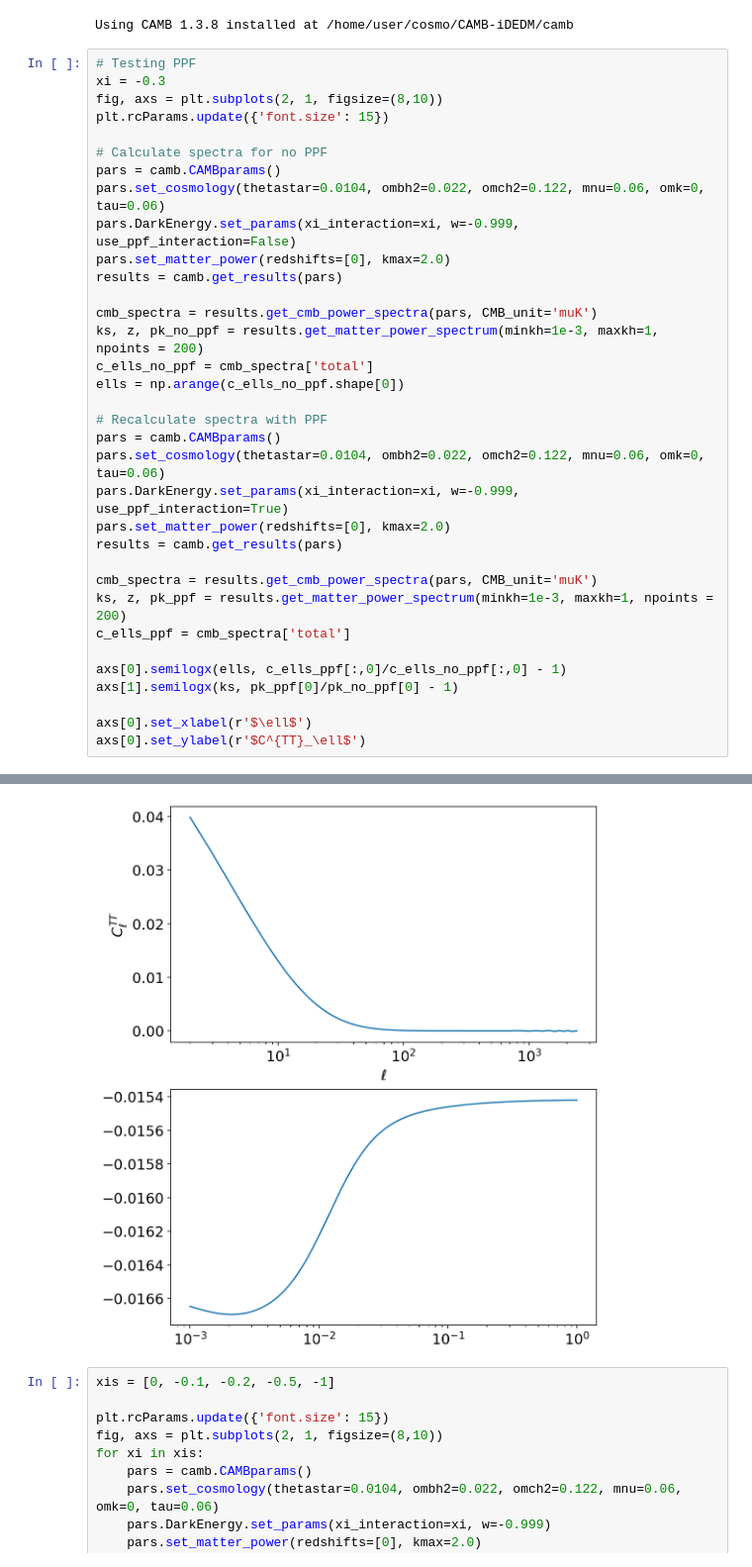
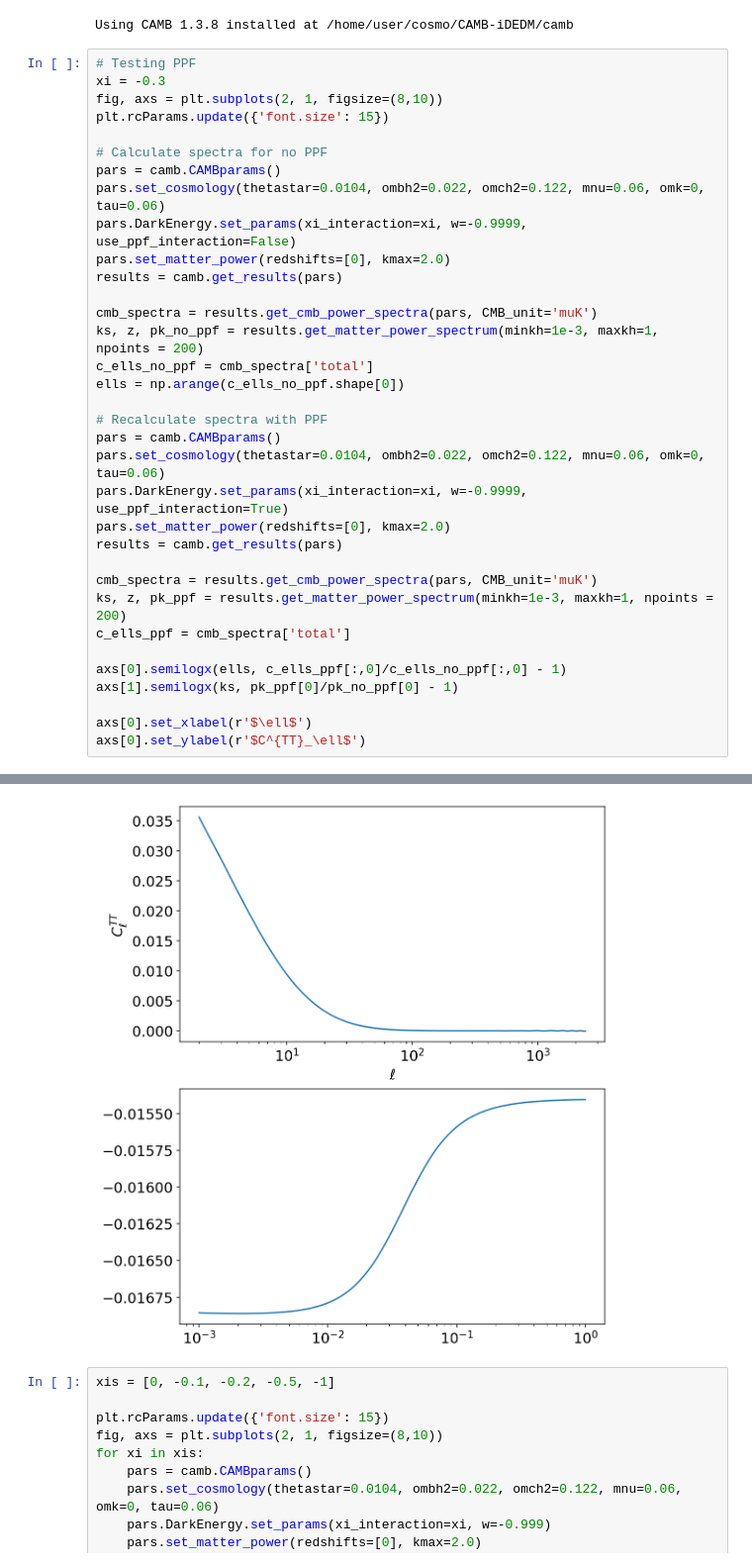
Before and after one commit to joaoreboucas1/CAMB-iDEDM, a Jupyter notebook: docs/iDEDM.ipynb, the cells around one changed output, grey strips where cells are left out. Shown at 99% size. Cells and saved outputs as stored; diff of their text form.

```diff
--- a/docs/iDEDM.ipynb
+++ b/docs/iDEDM.ipynb
@@ -22,36 +22,36 @@ fig, axs = plt.subplots(2, 1, figsize=(8,10))
 plt.rcParams.update({'font.size': 15})
 
 # Calculate spectra for no PPF
 pars = camb.CAMBparams()
 pars.set_cosmology(thetastar=0.0104, ombh2=0.022, omch2=0.122, mnu=0.06, omk=0, tau=0.06)
-pars.DarkEnergy.set_params(xi_interaction=xi, w=-0.999, use_ppf_interaction=False)
+pars.DarkEnergy.set_params(xi_interaction=xi, w=-0.9999, use_ppf_interaction=False)
 pars.set_matter_power(redshifts=[0], kmax=2.0)
 results = camb.get_results(pars)
 
 cmb_spectra = results.get_cmb_power_spectra(pars, CMB_unit='muK')
 ks, z, pk_no_ppf = results.get_matter_power_spectrum(minkh=1e-3, maxkh=1, npoints = 200)
 c_ells_no_ppf = cmb_spectra['total']
 ells = np.arange(c_ells_no_ppf.shape[0])
 
 # Recalculate spectra with PPF
 pars = camb.CAMBparams()
 pars.set_cosmology(thetastar=0.0104, ombh2=0.022, omch2=0.122, mnu=0.06, omk=0, tau=0.06)
-pars.DarkEnergy.set_params(xi_interaction=xi, w=-0.999, use_ppf_interaction=True)
+pars.DarkEnergy.set_params(xi_interaction=xi, w=-0.9999, use_ppf_interaction=True)
 pars.set_matter_power(redshifts=[0], kmax=2.0)
 results = camb.get_results(pars)
 
 cmb_spectra = results.get_cmb_power_spectra(pars, CMB_unit='muK')
 ks, z, pk_ppf = results.get_matter_power_spectrum(minkh=1e-3, maxkh=1, npoints = 200)
 c_ells_ppf = cmb_spectra['total']
 
 axs[0].semilogx(ells, c_ells_ppf[:,0]/c_ells_no_ppf[:,0] - 1)
 axs[1].semilogx(ks, pk_ppf[0]/pk_no_ppf[0] - 1)
 
 axs[0].set_xlabel(r'$\ell$')
 axs[0].set_ylabel(r'$C^{TT}_\ell$')
 # %% [output]
 Text(0, 0.5, '$C^{TT}_\\ell$')
-[figure, old version]
+[figure, new version]
 # %%
 xis = [0, -0.1, -0.2, -0.5, -1]
 
```
Also changed, not shown: 1 other file.
